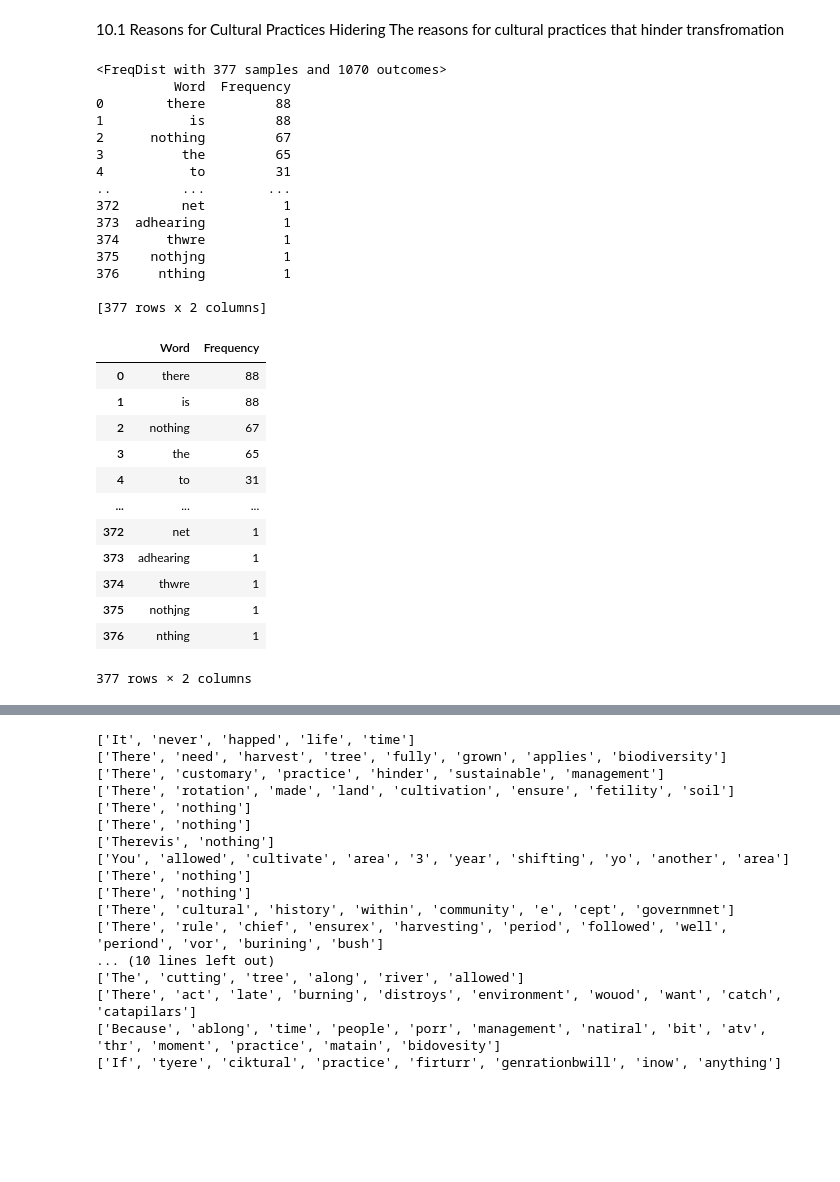
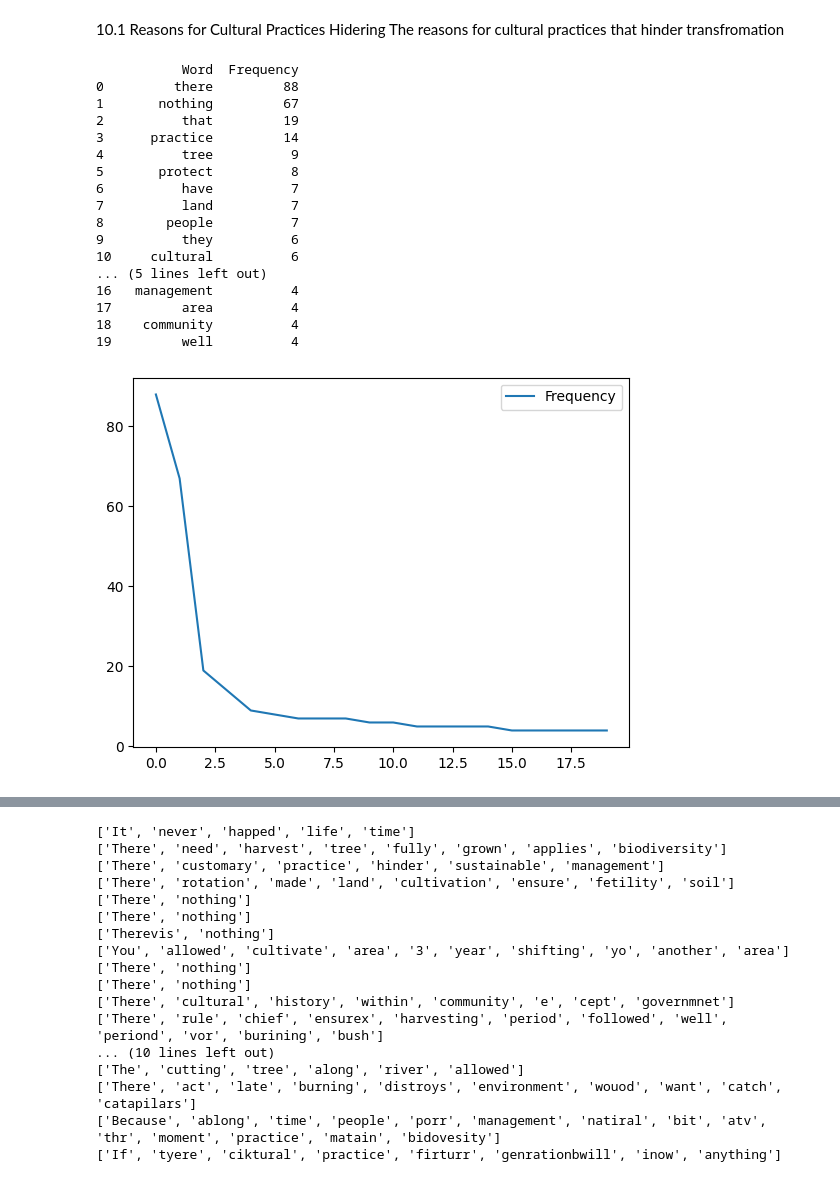
Before and after one commit to NathanNamamata/DataAnalysis, a Jupyter notebook: Data_Analysis.ipynb, the cells around one changed output, grey strips where cells are left out. Drawn from its saved outputs; the diff is of its cells as text; code cells hidden in the pictures; blank space fills up the shorter version.

```diff
--- a/Data_Analysis.ipynb
+++ b/Data_Analysis.ipynb
@@ -809,43 +868,34 @@ CPHR=df7["Cultural_Practices_Hinder_Reason"].tolist()
 # %%
 a = df7['Cultural_Practices_Hinder_Reason'].str.lower().str.cat(sep=' ')
 words = nltk.tokenize.word_tokenize(a)
-word_dist = nltk.FreqDist(words)
-print (word_dist)
-rslt = pd.DataFrame(word_dist.most_common(),
-                    columns=['Word', 'Frequency'])
+filtered_tokens = [word for word in words if len(word) >= 4]
+lemmatizer = WordNetLemmatizer()
+lemmatized_words = [lemmatizer.lemmatize(word) for word in filtered_tokens]
+token_counts = Counter(lemmatized_words)
+rslt = pd.DataFrame(token_counts.most_common(20),
+columns = ['Word', 'Frequency'])
 print(rslt)
 # %% [output]
-<FreqDist with 377 samples and 1070 outcomes>
-          Word  Frequency
-0        there         88
-1           is         88
-2      nothing         67
-3          the         65
-4           to         31
-..         ...        ...
-372        net          1
-373  adhearing          1
-374      thwre          1
-375    nothjng          1
-376     nthing          1
-
-[377 rows x 2 columns]
+           Word  Frequency
+0         there         88
+1       nothing         67
+2          that         19
+3      practice         14
+4          tree          9
+5       protect          8
+6          have          7
+7          land          7
+8        people          7
+9          they          6
+10     cultural          6
+... (5 lines left out)
+16   management          4
+17         area          4
+18    community          4
+19         well          4
 # %%
 rslt = pd.DataFrame(rslt)
-#rslt.plot()
-#plt.show()
-rslt
+rslt.plot()
+plt.show()
 # %% [output]
-|  | Word | Frequency |
-| 0 | there | 88 |
-| 1 | is | 88 |
-| 2 | nothing | 67 |
-| 3 | the | 65 |
-| 4 | to | 31 |
-| ... | ... | ... |
-| 372 | net | 1 |
-| 373 | adhearing | 1 |
-| 374 | thwre | 1 |
-| 375 | nothjng | 1 |
-| 376 | nthing | 1 |
-377 rows × 2 columns
+[figure, added]
```
Also changed, not shown: parts of 21 cells of this notebook.
